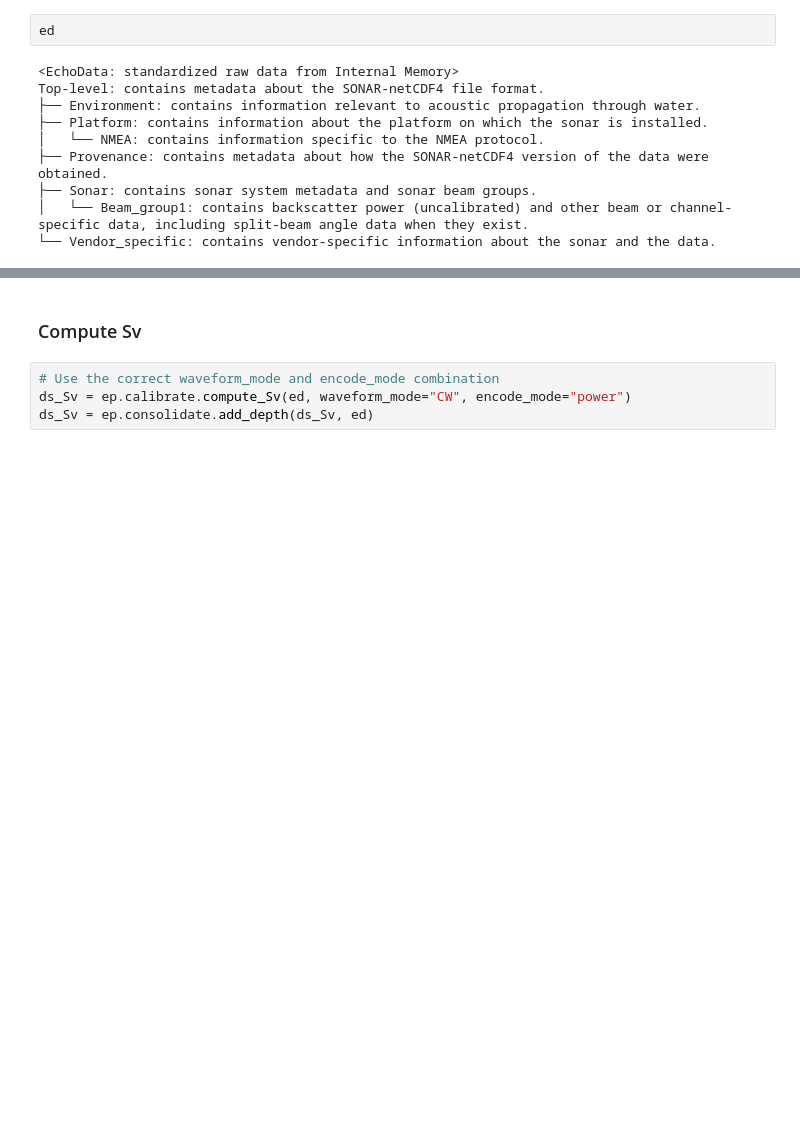
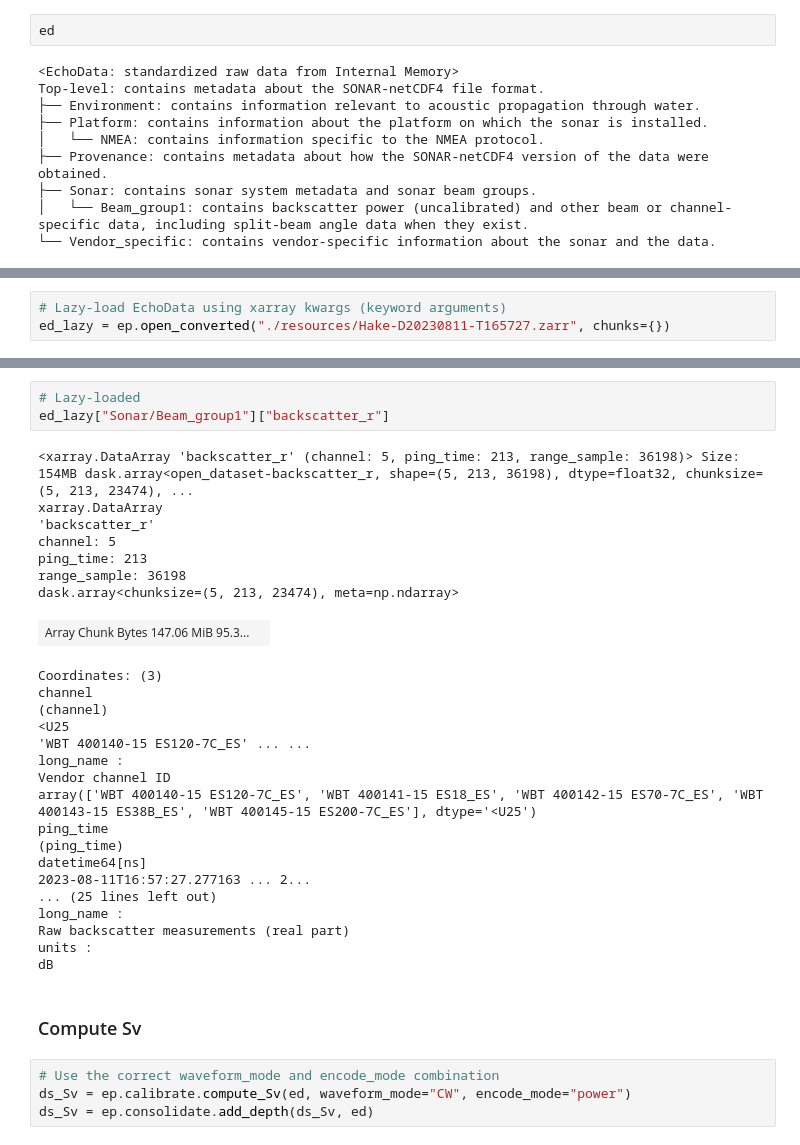
Before and after one commit to blairh913/wgfast_2025, a Jupyter notebook: tutorials/tool_echopype_exercise.ipynb, the cells around one changed output, grey strips where cells are left out. Saved outputs shown, nothing was run; the diff lists cells and outputs as text; blank space fills up the shorter version.

```diff
--- a/tutorials/tool_echopype_exercise.ipynb
+++ b/tutorials/tool_echopype_exercise.ipynb
@@ -44,0 +58,3 @@ Top-level: contains metadata about the SONAR-netCDF4 file format.
+# %%
+# Lazy-load EchoData using xarray kwargs (keyword arguments)
+ed_lazy = ep.open_converted("./resources/Hake-D20230811-T165727.zarr", chunks={})
@@ -45,3 +82,32 @@ Top-level: contains metadata about the SONAR-netCDF4 file format.
+# %%
+# Lazy-loaded
+ed_lazy["Sonar/Beam_group1"]["backscatter_r"]
+# %% [output]
+<xarray.DataArray 'backscatter_r' (channel: 5, ping_time: 213, range_sample: 36198)> Size: 154MB dask.array<open_dataset-backscatter_r, shape=(5, 213, 36198), dtype=float32, chunksize=(5, 213, 23474), ...
+xarray.DataArray
+'backscatter_r'
+channel: 5
+ping_time: 213
+range_sample: 36198
+dask.array<chunksize=(5, 213, 23474), meta=np.ndarray>
+| Array Chunk Bytes 147.06 MiB 95.3... |  |
+Coordinates: (3)
+channel
+(channel)
+<U25
+'WBT 400140-15 ES120-7C_ES' ... ...
+long_name :
+Vendor channel ID
+array(['WBT 400140-15 ES120-7C_ES', 'WBT 400141-15 ES18_ES', 'WBT 400142-15 ES70-7C_ES', 'WBT 400143-15 ES38B_ES', 'WBT 400145-15 ES200-7C_ES'], dtype='<U25')
+ping_time
+(ping_time)
+datetime64[ns]
+2023-08-11T16:57:27.277163 ... 2...
+... (25 lines left out)
+long_name :
+Raw backscatter measurements (real part)
+units :
+dB
 # %% [markdown]
 ### Compute Sv
 # %%
```
Also changed, not shown: parts of 8 cells of this notebook.
